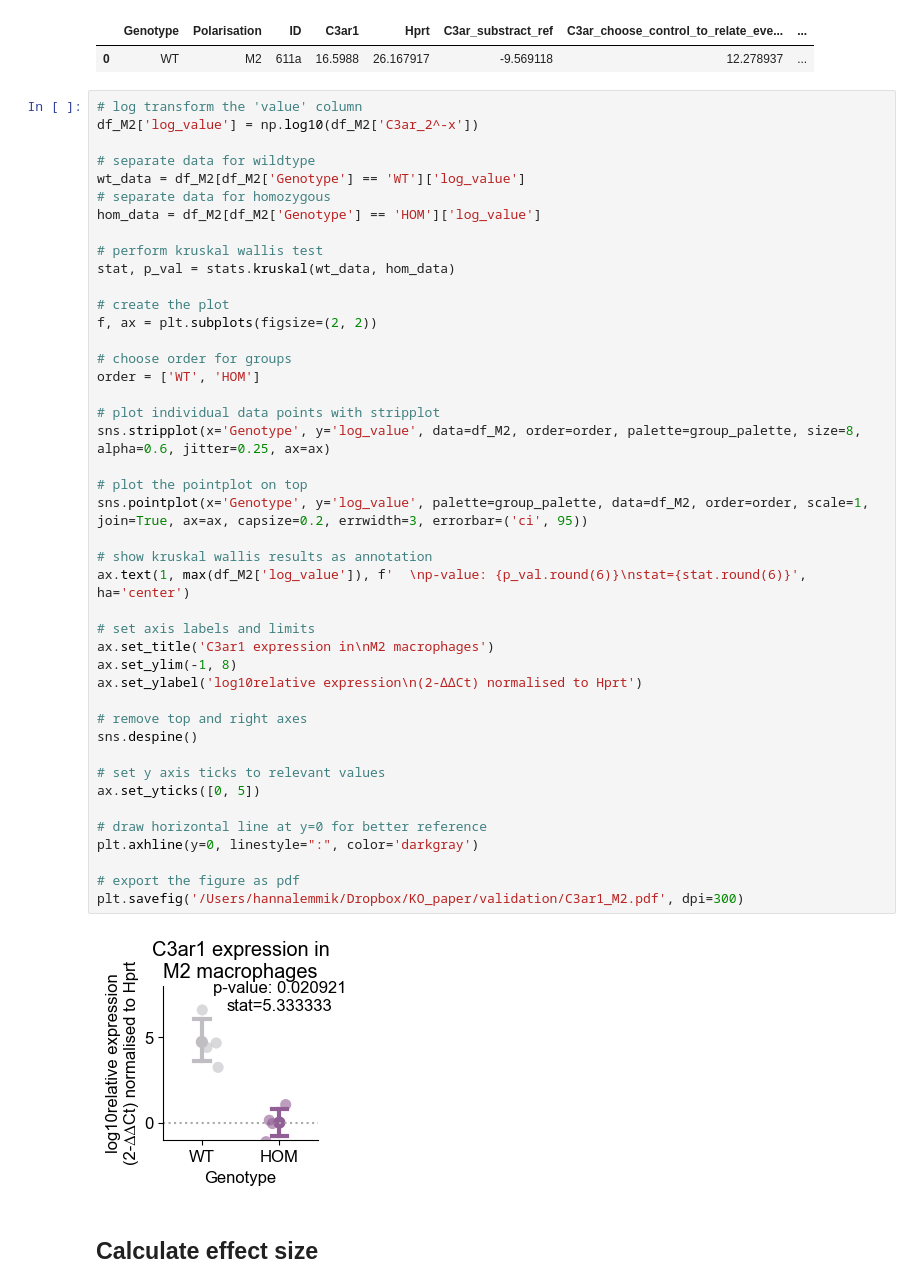
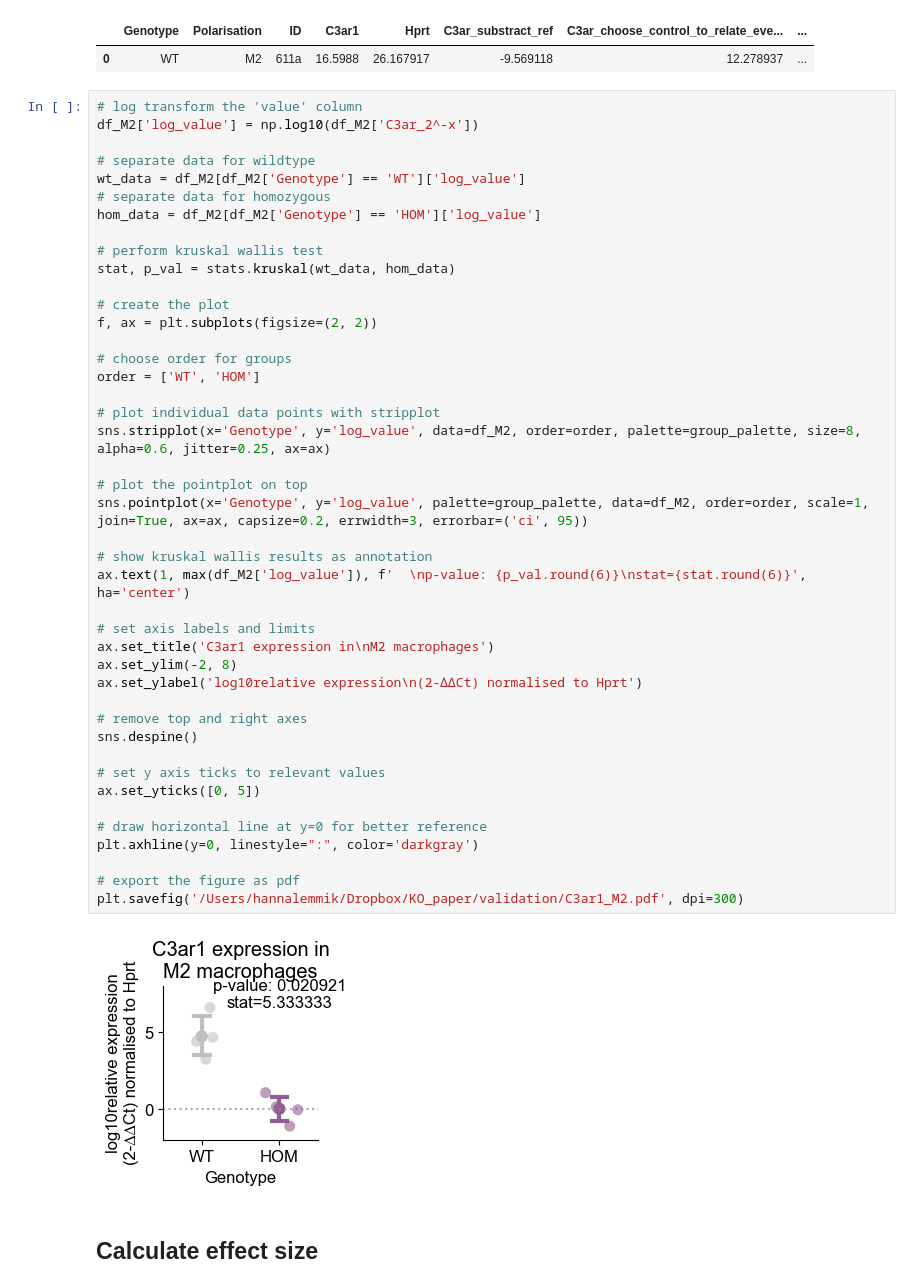
Before and after one commit to hannalemmik/C3ar1_longitudinal_MRI_paper_2025, a Jupyter notebook: Fig1D_E_Supp3C_D_E.ipynb, the cells around one changed output. Cells and saved outputs as stored; diff of their text form.

```diff
--- a/Fig1D_E_Supp3C_D_E.ipynb
+++ b/Fig1D_E_Supp3C_D_E.ipynb
@@ -186,35 +186,35 @@ stat, p_val = stats.kruskal(wt_data, hom_data)
 f, ax = plt.subplots(figsize=(2, 2))
 
 # choose order for groups
 order = ['WT', 'HOM']
 
 # plot individual data points with stripplot
 sns.stripplot(x='Genotype', y='log_value', data=df_M2, order=order, palette=group_palette, size=8, alpha=0.6, jitter=0.25, ax=ax)
 
 # plot the pointplot on top
 sns.pointplot(x='Genotype', y='log_value', palette=group_palette, data=df_M2, order=order, scale=1, join=True, ax=ax, capsize=0.2, errwidth=3, errorbar=('ci', 95))
 
 # show kruskal wallis results as annotation
 ax.text(1, max(df_M2['log_value']), f'  \np-value: {p_val.round(6)}\nstat={stat.round(6)}', ha='center')
 
 # set axis labels and limits
 ax.set_title('C3ar1 expression in\nM2 macrophages')
-ax.set_ylim(-1, 8)
+ax.set_ylim(-2, 8)
 ax.set_ylabel('log10relative expression\n(2-∆∆Ct) normalised to Hprt')
 
 # remove top and right axes
 sns.despine()
 
 # set y axis ticks to relevant values
 ax.set_yticks([0, 5])
 
 # draw horizontal line at y=0 for better reference
 plt.axhline(y=0, linestyle=":", color='darkgray')
 
 # export the figure as pdf
 plt.savefig('/Users/hannalemmik/Dropbox/KO_paper/validation/C3ar1_M2.pdf', dpi=300)
 # %% [output]
-[figure, old version]
+[figure, new version]
 # %% [markdown]
 ## Calculate effect size
 # %%
```
Also changed, not shown: parts of 1 cell of this notebook.
